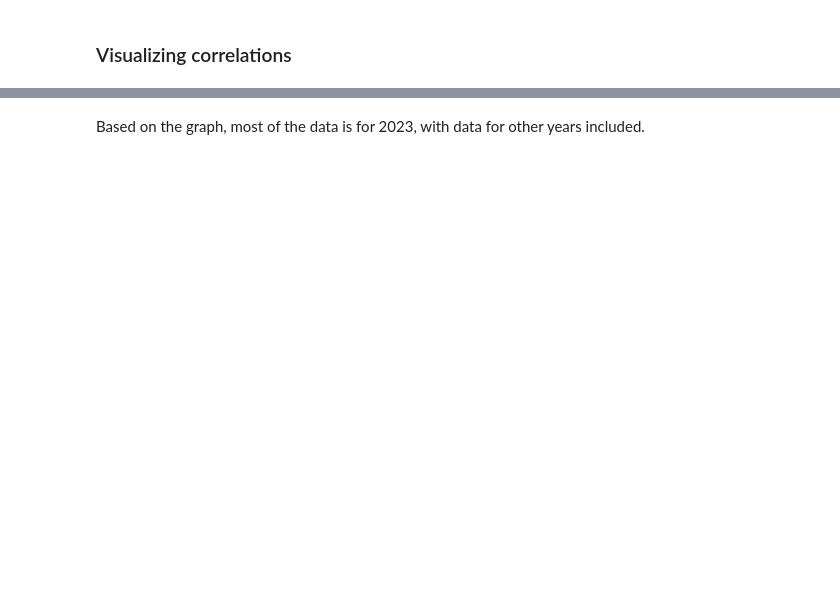
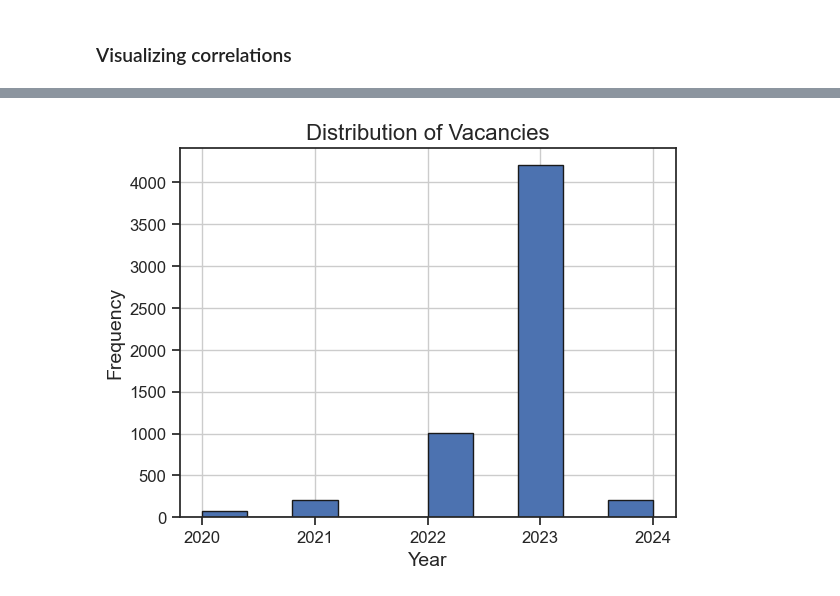
Before and after one commit to IuliiaBolgova/Capstone-Project, a Jupyter notebook: notebooks/EDA_Project.ipynb, the cells around one changed output, grey strips where cells are left out. Cells and saved outputs as stored; diff of their text form; code cells hidden in the pictures; blank space fills up the shorter version.

```diff
--- a/notebooks/EDA_Project.ipynb
+++ b/notebooks/EDA_Project.ipynb
@@ -187,12 +287,12 @@ plt.show()
 # %%
 # Histogram for 'Year'
 plt.hist(salaries['Year'], edgecolor='k')
-plt.title('Distribution of Year', fontsize=16)
+plt.title('Distribution of Vacancies', fontsize=16)
 plt.xlabel('Year', fontsize=14)
 plt.ylabel('Frequency', fontsize=14)
 plt.grid(True)
 plt.xticks([2020, 2021, 2022, 2023, 2024], fontsize=12)
 plt.yticks(fontsize=12)
 plt.show()
+# %% [output]
+[figure, added]
-# %% [markdown]
-Based on the graph, most of the data is for 2023, with data for other years included.
```
Also changed, not shown: parts of 30 cells of this notebook.
